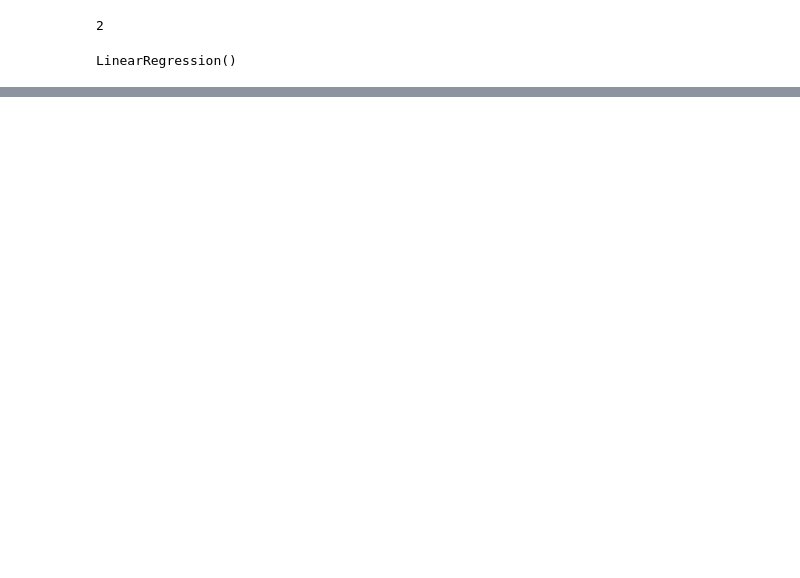
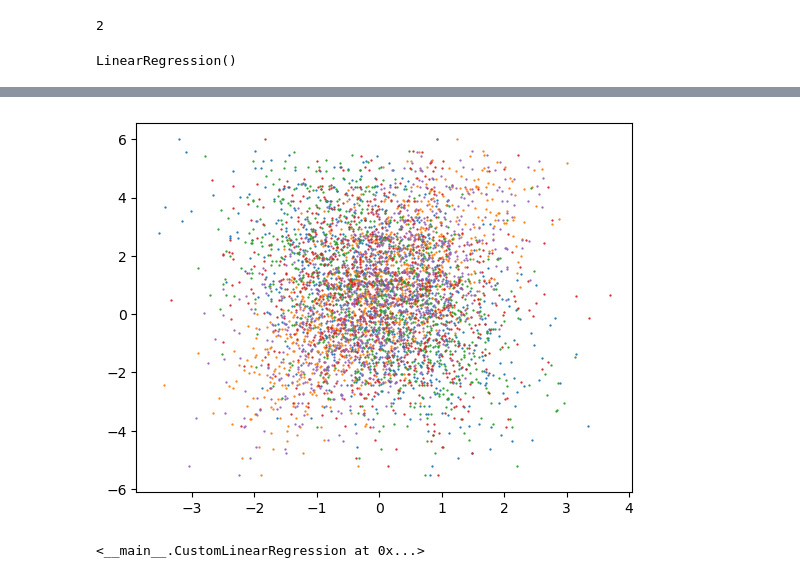
Before and after one commit to StanDobrev11/MachineLearning, a Jupyter notebook: 02.Linear and Logistic Regression/Linear Regression Model.ipynb, the cells around one changed output, grey strips where cells are left out. Saved outputs shown, nothing was run; the diff lists cells and outputs as text; code cells hidden in the pictures; blank space fills up the shorter version.

```diff
--- a/02.Linear and Logistic Regression/Linear Regression Model.ipynb
+++ b/02.Linear and Logistic Regression/Linear Regression Model.ipynb
@@ -430,0 +557,6 @@ multi_model.score(features.T, y_real)
+# %%
+for i in range(x_real.shape[1]):
+    plt.scatter(x_real[:, i], y_real, s=0.4)
+plt.show()
+# %% [output]
+[figure, added]
@@ -430,0 +565,4 @@ multi_model.score(features.T, y_real)
+# %%
+lin_model.fit(x_real, y_real, alpha=0.01, iterations=100)
+# %% [output]
+<__main__.CustomLinearRegression at 0x...>
```
Also changed, not shown: parts of 48 cells of this notebook, 1 other file.
